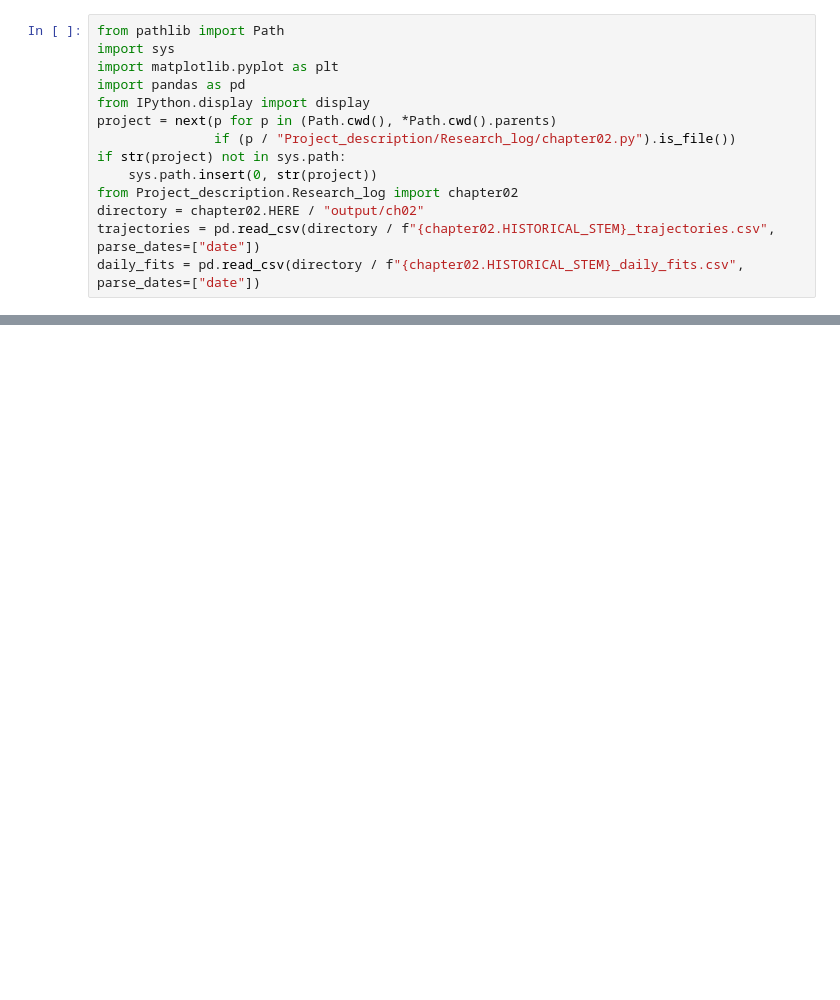
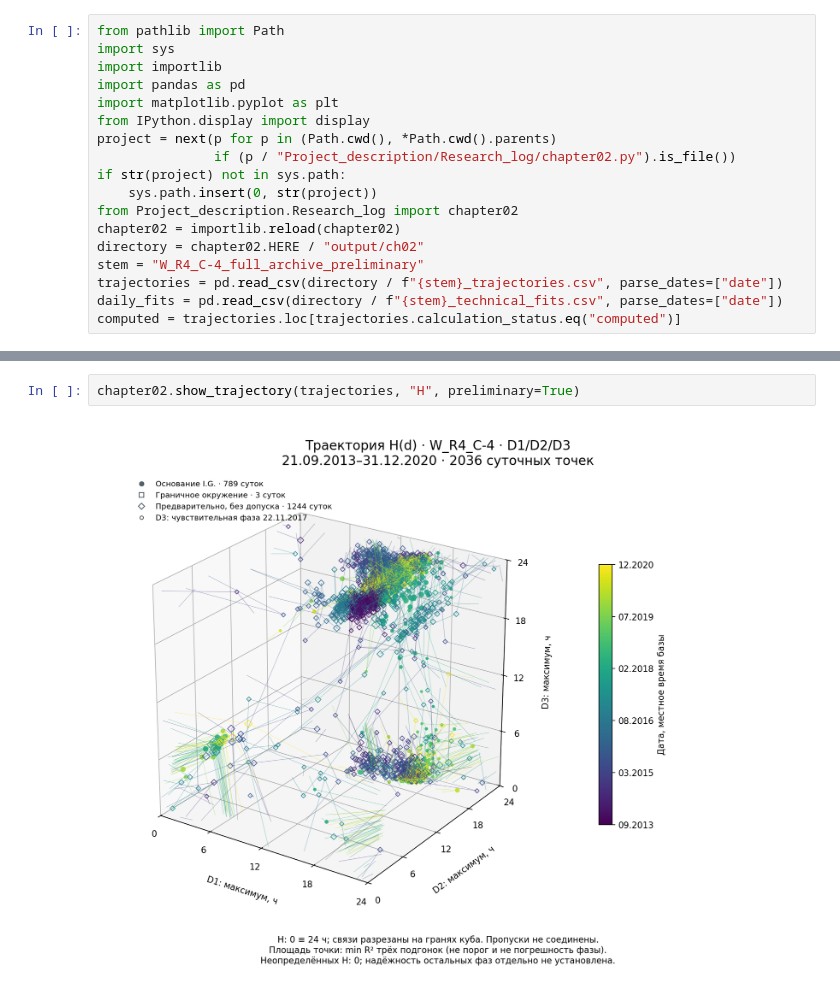
Before and after one commit to DimitriBolt/CO2Flux, a Jupyter notebook: Project_description/Research_log/02_monthly_changes.ipynb, the cells around one changed output, grey strips where cells are left out. Drawn from its saved outputs; the diff is of its cells as text; blank space fills up the shorter version.

```diff
--- a/Project_description/Research_log/02_monthly_changes.ipynb
+++ b/Project_description/Research_log/02_monthly_changes.ipynb
@@ -66,14 +75,18 @@ $\mathbf C_v(t)$ — траектория концентраций, а не ам
 # %%
 from pathlib import Path
 import sys
+import importlib
+import pandas as pd
 import matplotlib.pyplot as plt
-import pandas as pd
 from IPython.display import display
 project = next(p for p in (Path.cwd(), *Path.cwd().parents)
                if (p / "Project_description/Research_log/chapter02.py").is_file())
 if str(project) not in sys.path:
     sys.path.insert(0, str(project))
 from Project_description.Research_log import chapter02
+chapter02 = importlib.reload(chapter02)
 directory = chapter02.HERE / "output/ch02"
-trajectories = pd.read_csv(directory / f"{chapter02.HISTORICAL_STEM}_trajectories.csv", parse_dates=["date"])
-daily_fits = pd.read_csv(directory / f"{chapter02.HISTORICAL_STEM}_daily_fits.csv", parse_dates=["date"])
+stem = "W_R4_C-4_full_archive_preliminary"
+trajectories = pd.read_csv(directory / f"{stem}_trajectories.csv", parse_dates=["date"])
+daily_fits = pd.read_csv(directory / f"{stem}_technical_fits.csv", parse_dates=["date"])
+computed = trajectories.loc[trajectories.calculation_status.eq("computed")]
@@ -197,0 +145,4 @@ D3 22.11.2017 отмечена отдельно. R² сохранён без н
+# %%
+chapter02.show_trajectory(trajectories, "H", preliminary=True)
+# %% [output]
+[figure, added]
```
Also changed, not shown: parts of 20 cells of this notebook, 5 other files.
